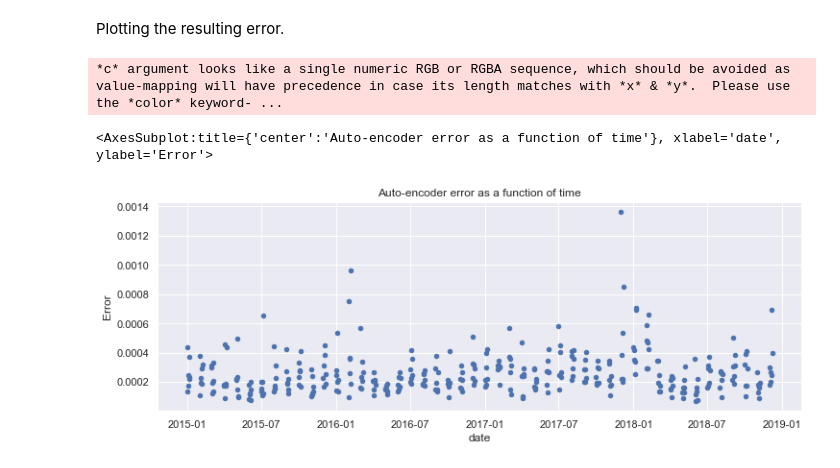
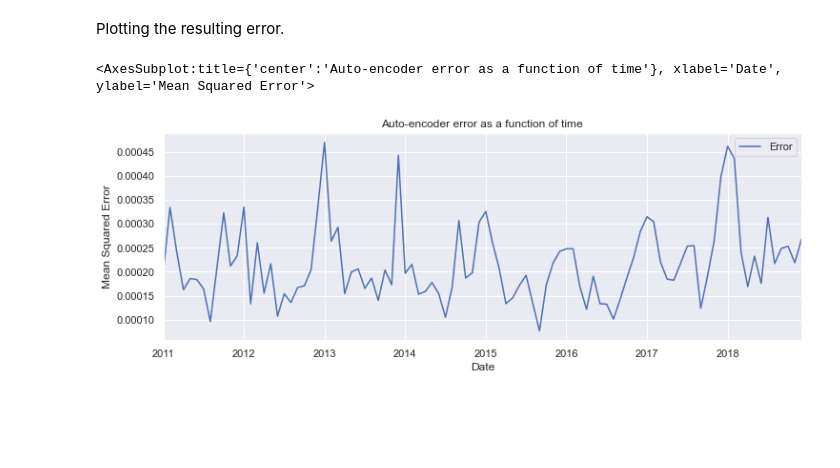
Before and after one commit to DonTron-prog/NHAMCS, a Jupyter notebook: anomaly.ipynb, the cells around one changed output. Drawn from its saved outputs; the diff is of its cells as text; code cells hidden in the pictures; blank space fills up the shorter version.

Commit message:
Fixed bug where daSwitched to line plot

```diff
--- a/anomaly.ipynb
+++ b/anomaly.ipynb
@@ -24,6 +24,10 @@ The NHAMCS dataset is loaded, where aach row represents a patient visit. All col
 Here, the visit year, month, and day are combined into a datetime and the original date columns are discarded.
 # %%
 years = [
+    2011,
+    2012,
+    2013,
+    2014,
     2015,
     2016,
     2017,
@@ -32,13 +36,11 @@ years = [
 
 cols = [
     'VMONTH',
-    'VDAYR',
     'RFV1',
 ]
 
 col_rename = {
     'VMONTH': 'month',
-    'VDAYR': 'day',
 }
 
 na = {
@@ -59,6 +61,7 @@ frames = list(get_nhamcs_data(years))
 nhamcs = pd.concat(frames, join='inner', ignore_index=True)
 
 nhamcs.rename(columns=col_rename, inplace=True)
+nhamcs['day'] = 1
 nhamcs['date'] = pd.to_datetime(nhamcs[['year', 'month', 'day']])
 nhamcs.drop([
         'year',
@@ -157,7 +160,7 @@ class Autoencoder(Model):
             layers.Dense(47, activation=self.activation),
             layers.Dense(35, activation=self.activation),
             layers.Dense(23, activation=self.activation),
-            layers.Dense(7, activation=self.activation),
+            layers.Dense(3, activation=self.activation),
         ])
         self.decoder = tf.keras.Sequential([
             layers.Dense(22, activation=self.activation),
@@ -245,15 +248,14 @@ syndromic_features['Error'] = syndromic_features.apply(
 Plotting the resulting error.
 # %%
 syndromic_features['Error'].reset_index().plot(
-    kind='scatter',
+    kind='line',
     title='Auto-encoder error as a function of time',
     xlabel='Date',
     ylabel='Mean Squared Error',
     figsize=(12,4),
     x='date',
     y='Error',
 )
 # %% [output]
-*c* argument looks like a single numeric RGB or RGBA sequence, which should be avoided as value-mapping will have precedence in case its length matches with *x* & *y*.  Please use the *color* keyword- ...
+<AxesSubplot:title={'center':'Auto-encoder error as a function of time'}, xlabel='Date', ylabel='Mean Squared Error'>
-<AxesSubplot:title={'center':'Auto-encoder error as a function of time'}, xlabel='date', ylabel='Error'>
-[figure, old version]
+[figure, new version]
```
Also changed, not shown: parts of 6 cells of this notebook.
